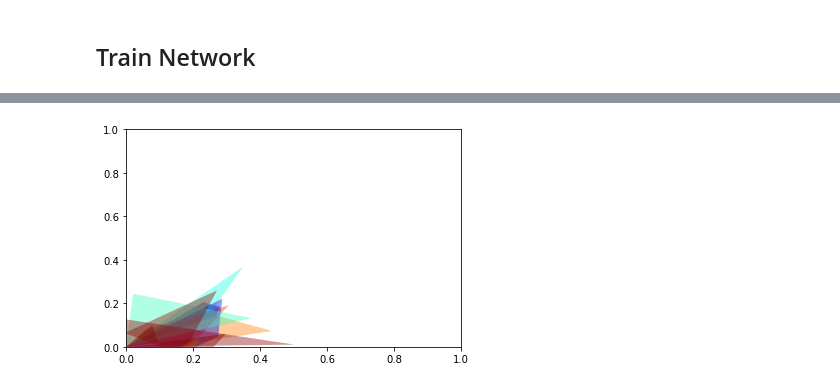
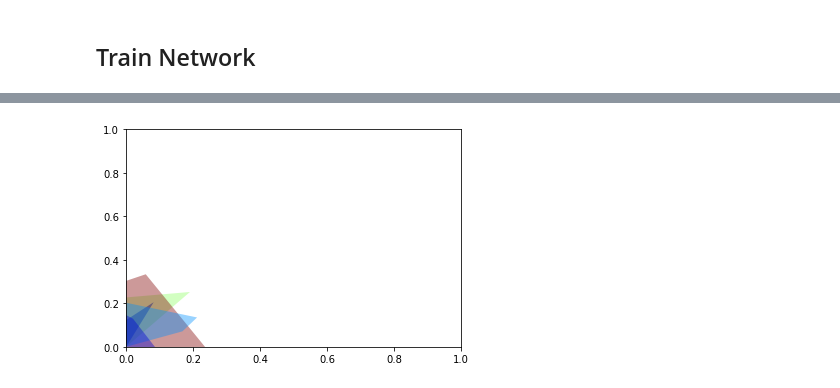
Before and after one commit to sujitpal/polydlot, a Jupyter notebook: src/pytorch/11-shape-generation.ipynb, the cells around one changed output, grey strips where cells are left out. Drawn from its saved outputs; the diff is of its cells as text; code cells hidden in the pictures.

```diff
--- a/src/pytorch/11-shape-generation.ipynb
+++ b/src/pytorch/11-shape-generation.ipynb
@@ -191,24 +190,29 @@ if torch.cuda.is_available():
     saved_model.cuda()
 # %%
 coord_seqs = []
-for rect in range(TEST_SIZE):
+for rect in range(5):
+    Xgen = None
     coord_seq = [(0., 0.)]
-    for seq in range(Xtest[rect].shape[0]):
-        Xgen_data = np.expand_dims(Xtest[rect, seq, :], 1)
-        Xgen = Variable(torch.from_numpy(Xgen_data).float())
-        if torch.cuda.is_available():
-            Xgen = Xgen.cuda()
+    for seq in range(3):
+        if Xgen is None:
+            Xgen_data = np.zeros((1, 1, 2), dtype=np.float32)
+            Xgen = Variable(torch.from_numpy(Xgen_data).float())
+        else:
+            Xgen = Ygen
+
         Ygen = saved_model(Xgen)
+
         if torch.cuda.is_available():
             Ygen_data = Ygen.cpu().data.numpy()
         else:
             Ygen_data = Ygen.data.numpy()
+
         coord_seq.append((Ygen_data[0, 0, 0], Ygen_data[0, 0, 1]))
 
     coord_seqs.append(coord_seq)
 
 draw_rectangles(coord_seqs)
 # %% [output]
-[figure, old version]
+[figure, new version]
 # %%
 os.remove(MODEL_FILE)
```
Also changed, not shown: parts of 7 cells of this notebook.
